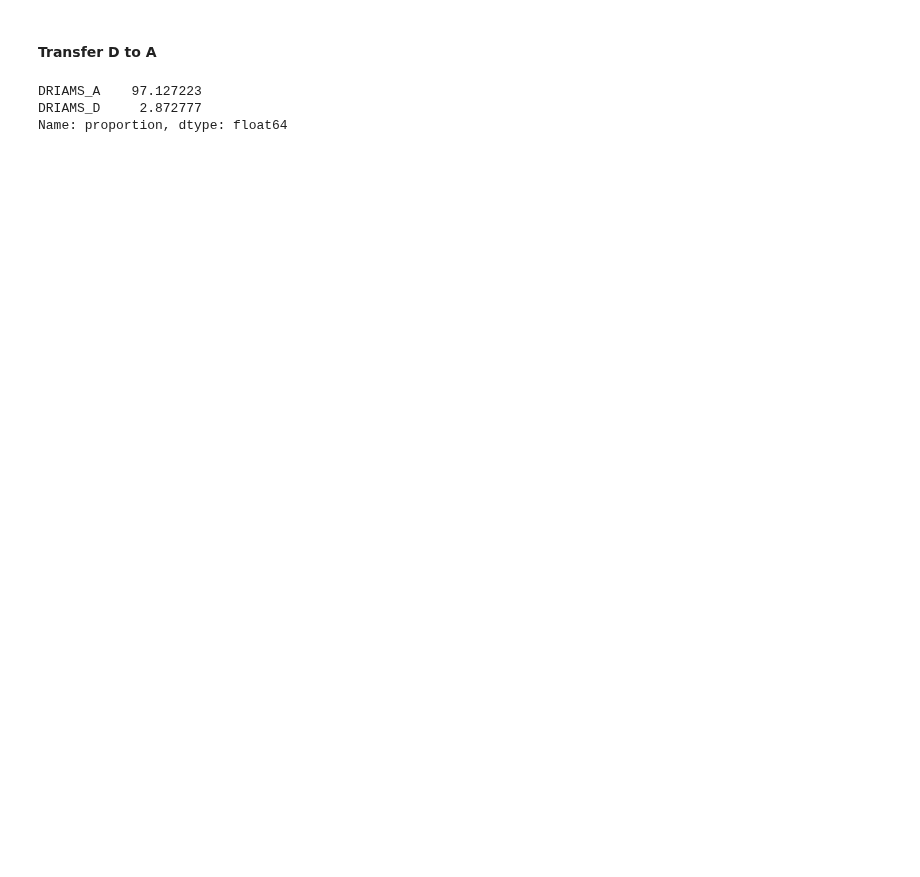
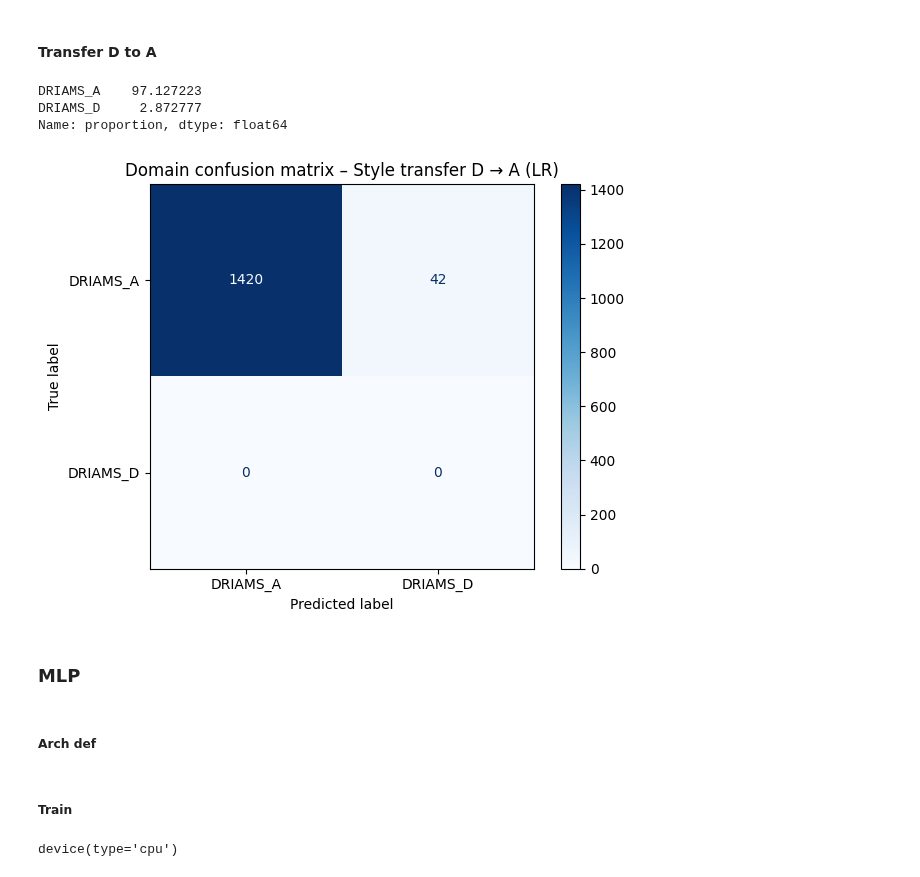
Before and after one commit to alexgaarciia/MALDIAlign, a Jupyter notebook: experiments/notebooks/style_transfer/style_transfer_multidecoder_prior.ipynb, the cells around one changed output. Saved outputs shown, nothing was run; the diff lists cells and outputs as text; code cells hidden in the pictures; blank space fills up the shorter version.

```diff
--- a/experiments/notebooks/style_transfer/style_transfer_multidecoder_prior.ipynb
+++ b/experiments/notebooks/style_transfer/style_transfer_multidecoder_prior.ipynb
@@ -201,3 +231,24 @@ print(pred_percent2)
 DRIAMS_A    97.127223
 DRIAMS_D     2.872777
 Name: proportion, dtype: float64
+# %%
+y_true2 = np.full(
+    shape=len(y_pred2),
+    fill_value="DRIAMS_A"
+)
+
+cm = confusion_matrix(y_true=y_true2, y_pred=y_pred2, labels=clf_x.classes_)
+disp = ConfusionMatrixDisplay(
+    cm, display_labels=clf_x.classes_
+)
+
+disp.plot(cmap="Blues")
+plt.title("Domain confusion matrix – Style transfer D → A (LR)")
+plt.tight_layout()
+plt.show()
+# %% [output]
+[figure, added]
+# %% [markdown]
+### MLP
+# %% [markdown]
+##### Arch def
@@ -203,0 +363,2 @@ Name: proportion, dtype: float64
+# %% [markdown]
+##### Train
@@ -203,0 +421,5 @@ Name: proportion, dtype: float64
+# %%
+device = torch.device("cuda" if torch.cuda.is_available() else "cpu")
+device
+# %% [output]
+device(type='cpu')
```
Also changed, not shown: parts of 56 cells of this notebook.
